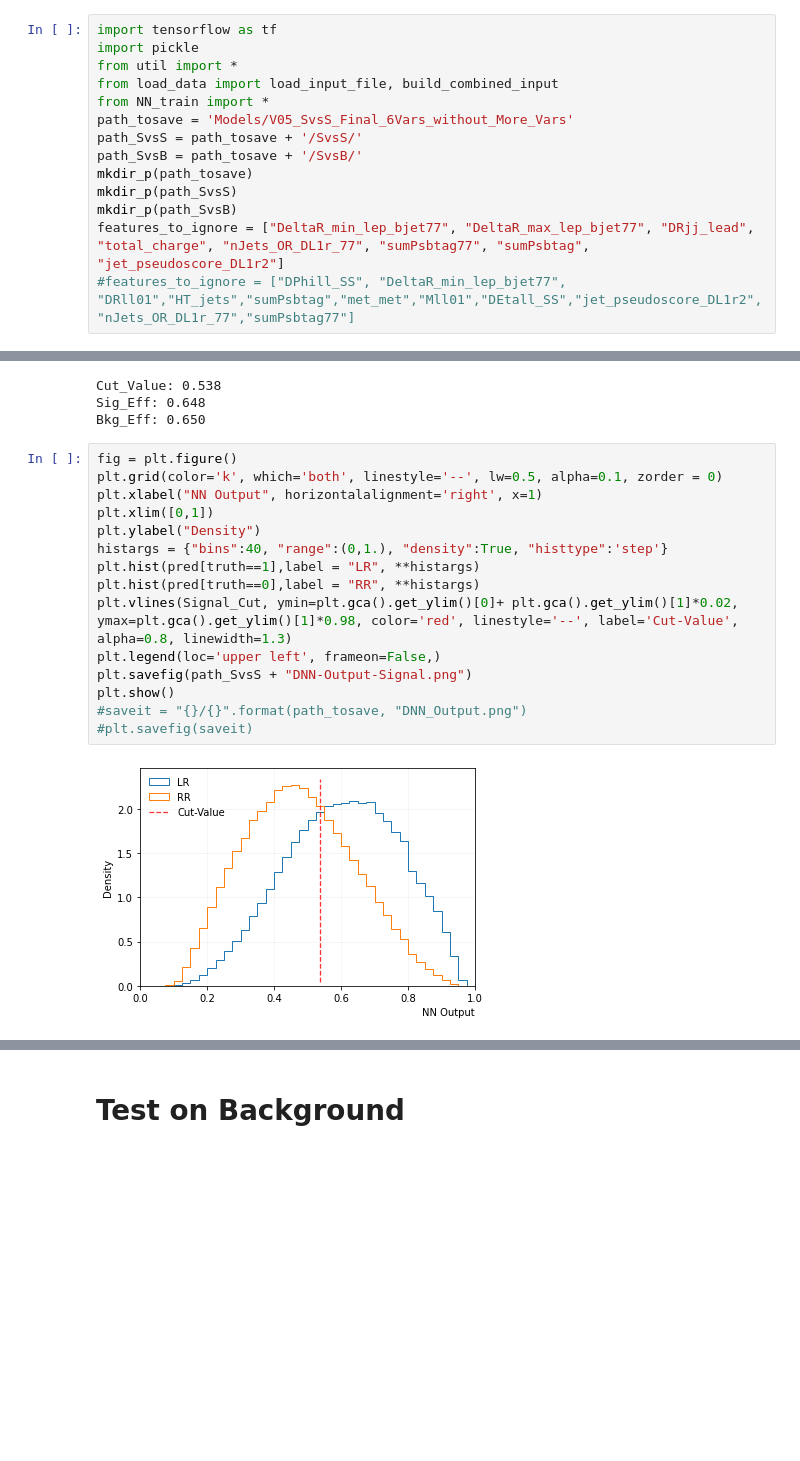
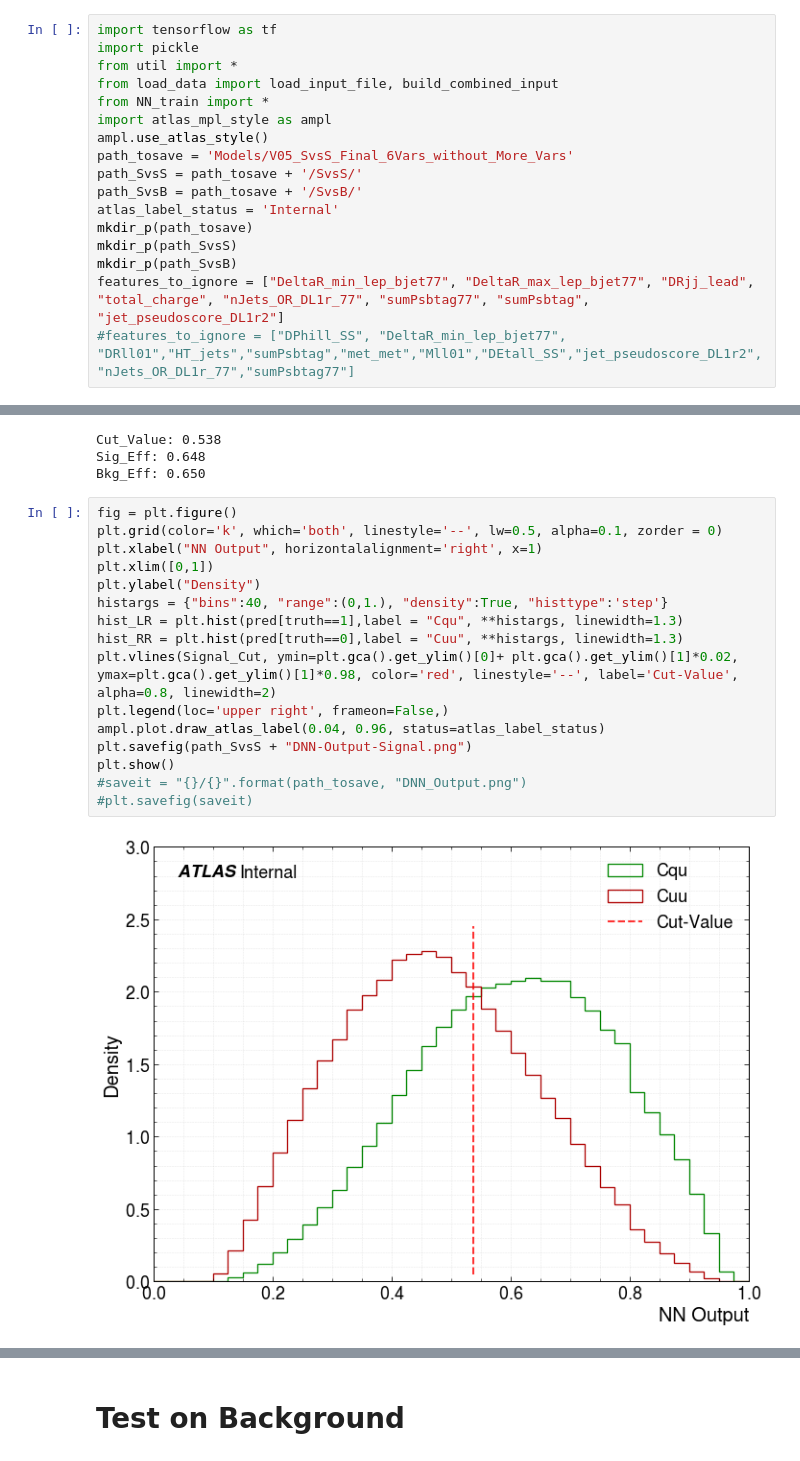
Before and after one commit to AaronvanderGraaf/NN_for_sstt, a Jupyter notebook: NN/SvsS_Final_6Vars_without_More_Vars.ipynb, the cells around one changed output, grey strips where cells are left out. Drawn from its saved outputs; the diff is of its cells as text; blank space fills up the shorter version.

```diff
--- a/NN/SvsS_Final_6Vars_without_More_Vars.ipynb
+++ b/NN/SvsS_Final_6Vars_without_More_Vars.ipynb
@@ -4,9 +4,12 @@ import pickle
 from util import *
 from load_data import load_input_file, build_combined_input
 from NN_train import *
+import atlas_mpl_style as ampl
+ampl.use_atlas_style()
 path_tosave = 'Models/V05_SvsS_Final_6Vars_without_More_Vars'
 path_SvsS = path_tosave + '/SvsS/'
 path_SvsB = path_tosave + '/SvsB/'
+atlas_label_status = 'Internal'
 mkdir_p(path_tosave)
 mkdir_p(path_SvsS)
 mkdir_p(path_SvsB)
@@ -207,17 +211,18 @@ Bkg_Eff: 0.650
 # %%
 fig = plt.figure()
 plt.grid(color='k', which='both', linestyle='--', lw=0.5, alpha=0.1, zorder = 0)
 plt.xlabel("NN Output", horizontalalignment='right', x=1)
 plt.xlim([0,1])
 plt.ylabel("Density")
 histargs = {"bins":40, "range":(0,1.), "density":True, "histtype":'step'}
-plt.hist(pred[truth==1],label = "LR", **histargs)
-plt.hist(pred[truth==0],label = "RR", **histargs)
-plt.vlines(Signal_Cut, ymin=plt.gca().get_ylim()[0]+ plt.gca().get_ylim()[1]*0.02, ymax=plt.gca().get_ylim()[1]*0.98, color='red', linestyle='--', label='Cut-Value', alpha=0.8, linewidth=1.3)
-plt.legend(loc='upper left', frameon=False,)
+hist_LR = plt.hist(pred[truth==1],label = "Cqu", **histargs, linewidth=1.3)
+hist_RR = plt.hist(pred[truth==0],label = "Cuu", **histargs, linewidth=1.3)
+plt.vlines(Signal_Cut, ymin=plt.gca().get_ylim()[0]+ plt.gca().get_ylim()[1]*0.02, ymax=plt.gca().get_ylim()[1]*0.98, color='red', linestyle='--', label='Cut-Value', alpha=0.8, linewidth=2)
+plt.legend(loc='upper right', frameon=False,)
+ampl.plot.draw_atlas_label(0.04, 0.96, status=atlas_label_status)
 plt.savefig(path_SvsS + "DNN-Output-Signal.png")
 plt.show()
 #saveit = "{}/{}".format(path_tosave, "DNN_Output.png")
 #plt.savefig(saveit)
 # %% [output]
-[figure, old version]
+[figure, new version]
```
Also changed, not shown: parts of 33 cells of this notebook, 4 other files.
